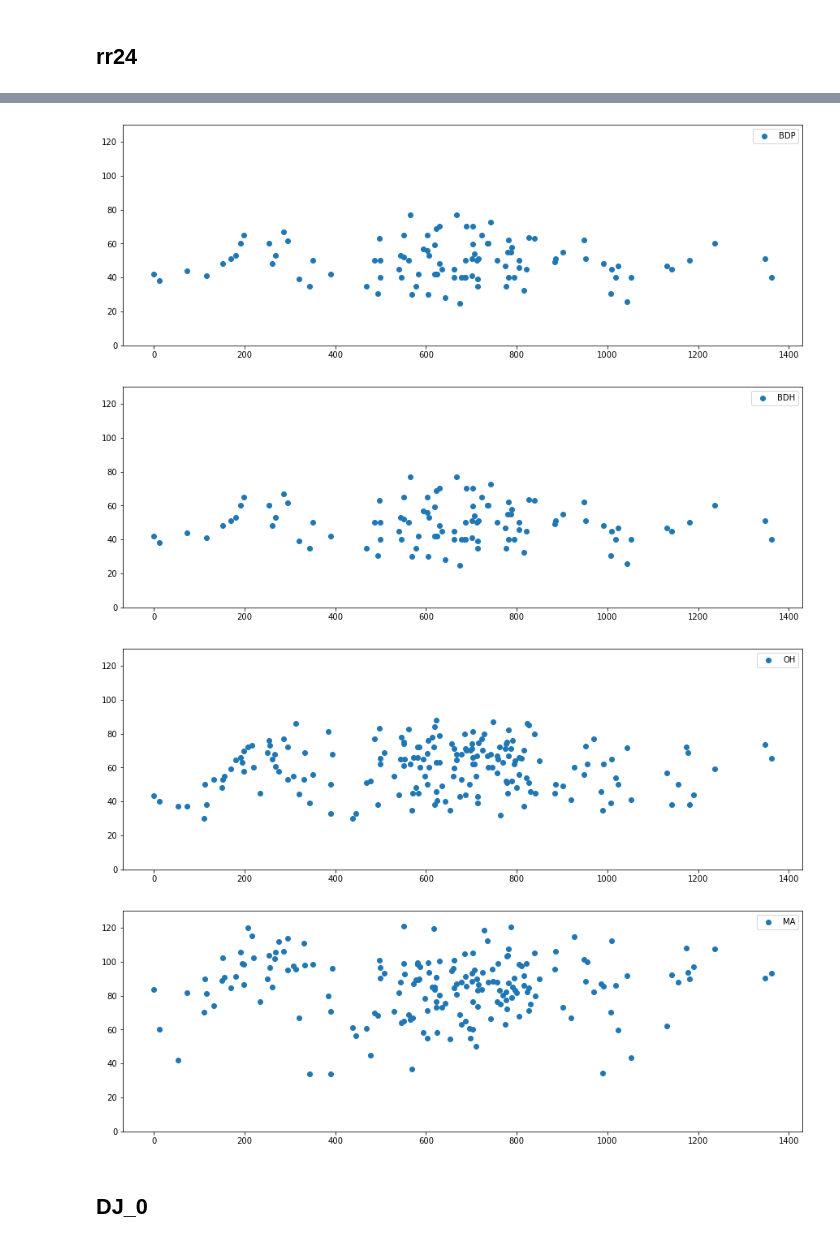
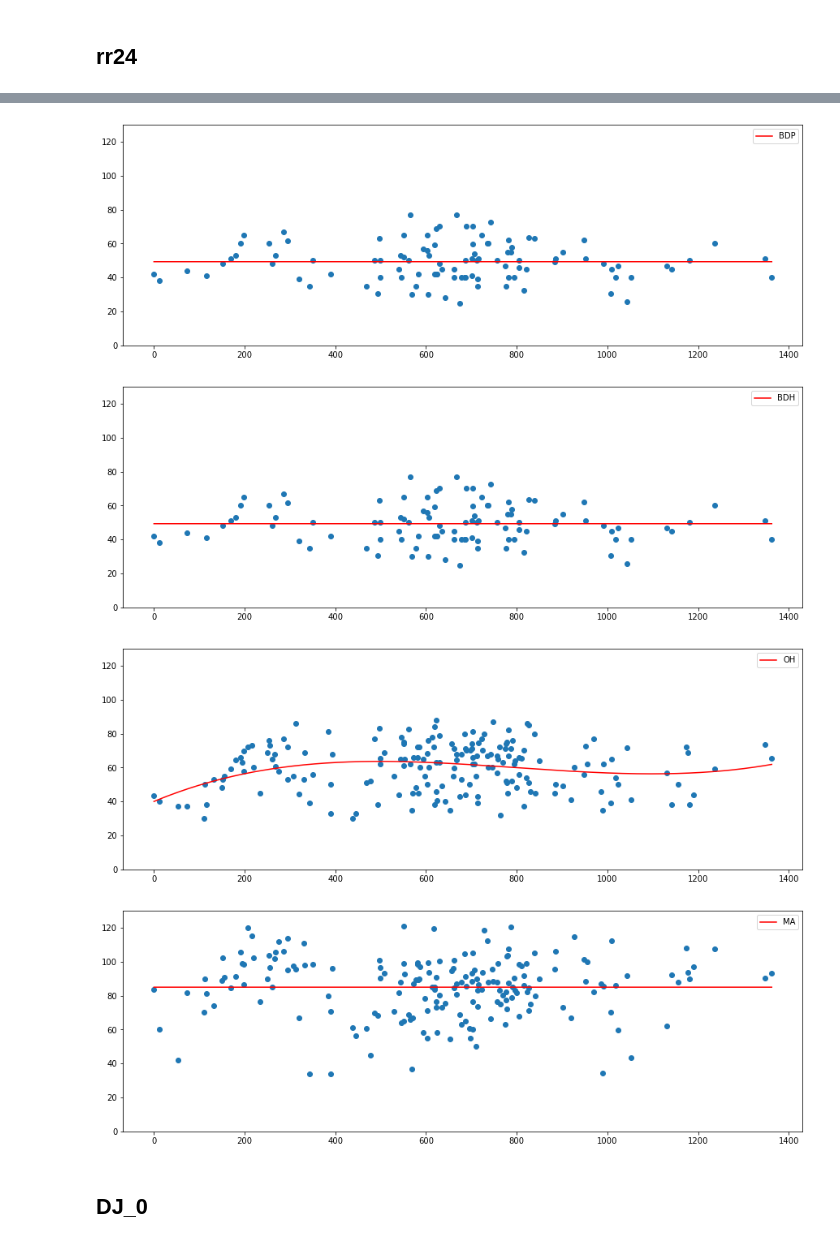
Before and after one commit to hyperplanning/HCYPPD, a Jupyter notebook: notebooks/Single_Element_Linear_Regression.ipynb, the cells around one changed output, grey strips where cells are left out. Drawn from its saved outputs; the diff is of its cells as text; code cells hidden in the pictures.

```diff
--- a/notebooks/Single_Element_Linear_Regression.ipynb
+++ b/notebooks/Single_Element_Linear_Regression.ipynb
@@ -131,11 +144,12 @@ def draw():
 # %%
 start = 0
 end = 10
-times = 10000
+times = 1000
 total_rain = {}
 
 rRMSE_degree = {}
 coeffs = {}
+intercepts = {}
 
 init_x(total_rain, "rr24")
 
@@ -154,7 +168,7 @@ best_predict = {}
 
 for crop in crops:
     temp_list = []
-    for i in range(end - start + 1):
+    for i in range(start, end + 1):
         temp_list.append(rRMSE_degree[crop + "_" + str(i)])
     best_predict[crop + "_" + str(temp_list.index(min(temp_list)))] = min(temp_list)
 
@@ -189 +203,9 @@ best_coeffs
  'MA_0': 0.0}
+# %%
+best_intercepts = {}
+
+for inter in intercepts:
+    if inter in best_predict:
+        best_intercepts[inter] = intercepts[inter]
+
+best_intercepts
@@ -189,0 +222,8 @@ best_coeffs
+# %%
+best_predict_degree = {}
+
+for i in best_predict:
+    name, degree = i.split("_")
+    best_predict_degree[name] = degree
+
+best_predict_degree
@@ -194,7 +244,17 @@ for crop in crops:
     data_array, rdt_array = init(total_rain)
 
     fig, ax = plt.subplots(figsize=(15, 5))
+
     plt.ylim((0, 130))
     plt.scatter(data_array, rdt_array)
-    plt.legend([crop])
+
+    coef = best_coeffs[crop + "_" + best_predict_degree[crop]]
+    x_plot = np.linspace(0, data_array.max(), int(data_array.max() * 10))
+    y_plot = np.array([best_intercepts[crop + "_" + best_predict_degree[crop]] for i in range(int(data_array.max() * 10))])
+    if type(coef) != float:
+        for param in range(len(coef)):
+            y_plot += x_plot ** (len(coef) - param) * coef[param]
+
+    plt.plot(x_plot, y_plot, color="red")
+    plt.legend([crop], loc=1)
 # %% [output]
@@ -206,7 +266,7 @@ for crop in crops:
-[figure, old version]
+[figure, new version]
-[figure, old version]
+[figure, new version]
-[figure, old version]
+[figure, new version]
-[figure, old version]
+[figure, new version]
 # %% [markdown]
 ## DJ_0
 # %%
```
Also changed, not shown: parts of 23 cells of this notebook, 5 other files.
